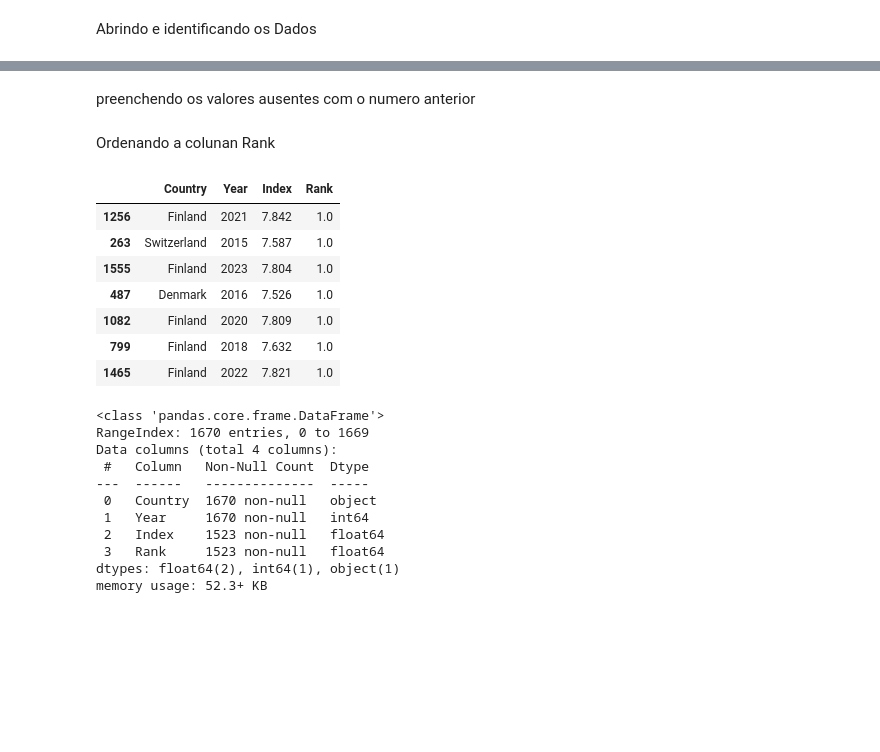
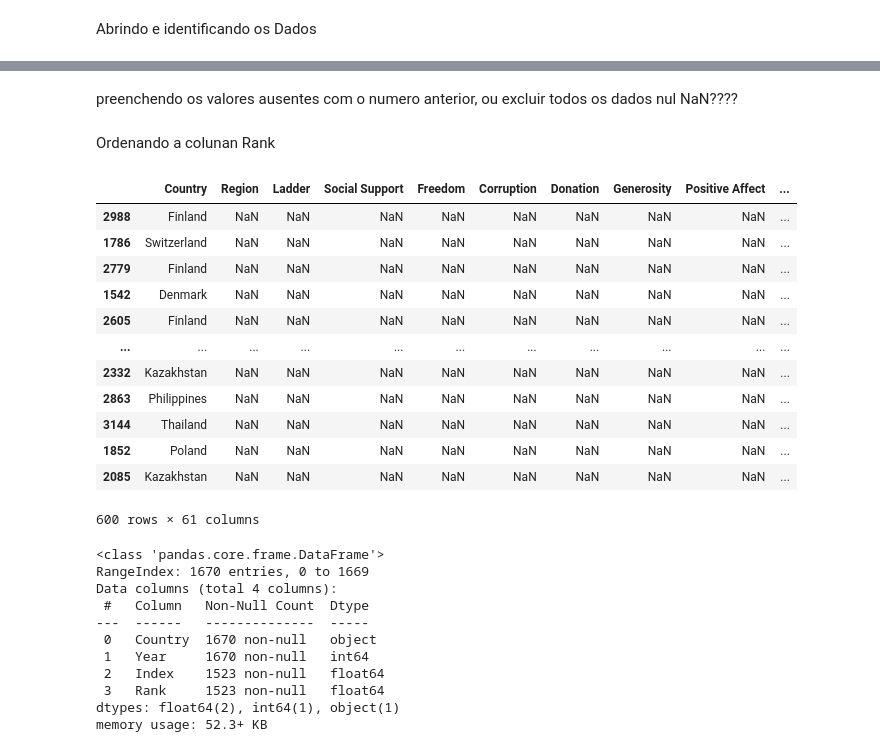
Before and after one commit to luisgoni/Projeto_Tecnicas_de_Programacao_I, a Jupyter notebook: Projeto_Final_4Mod_ADA_DADOS.ipynb, the cells around one changed output, grey strips where cells are left out. Drawn from its saved outputs; the diff is of its cells as text; code cells hidden in the pictures; blank space fills up the shorter version.

```diff
--- a/Projeto_Final_4Mod_ADA_DADOS.ipynb
+++ b/Projeto_Final_4Mod_ADA_DADOS.ipynb
@@ -11,12 +11,8 @@ from io import StringIO
 # %% [markdown]
 Abrindo e identificando os Dados
 # %%
-import zipfile
-import pandas as pd
-from io import StringIO  # Importa StringIO diretamente do módulo io
-
 # Caminho para o arquivo ZIP
-caminho_arquivo_zip = 'archive.zip'
+caminho_arquivo_zip = 'DADOSFELIZ.zip'
 
 # Lista para armazenar os dados de cada arquivo
 dados = []
@@ -84,3 +74,3 @@ df.head()
 # %% [markdown]
-preenchendo os valores ausentes com o numero anterior
+preenchendo os valores ausentes com o numero anterior, ou excluir todos os dados nul NaN????
 # %%
@@ -90,19 +81,24 @@ df_preenchido['Rank'].ffill(inplace=True)
 # %% [markdown]
 Ordenando a colunan Rank
 # %%
-df_preenchido.head(7)
-df_ordenado = df_preenchido.sort_values(by='Rank')
+df_final.head(7)
+df_ordenado = df_final.sort_values(by='Rank')
 # %%
-df_ordenado.head(7)
+df_ordenado.head(600)
 # %% [output]
-|  | Country | Year | Index | Rank |
-| 1256 | Finland | 2021 | 7.842 | 1.0 |
-| 263 | Switzerland | 2015 | 7.587 | 1.0 |
-| 1555 | Finland | 2023 | 7.804 | 1.0 |
-| 487 | Denmark | 2016 | 7.526 | 1.0 |
-| 1082 | Finland | 2020 | 7.809 | 1.0 |
-| 799 | Finland | 2018 | 7.632 | 1.0 |
-| 1465 | Finland | 2022 | 7.821 | 1.0 |
+|  | Country | Region | Ladder | Social Support | Freedom | Corruption | Donation | Generosity | Positive Affect | ... |
+| 2988 | Finland | NaN | NaN | NaN | NaN | NaN | NaN | NaN | NaN | ... |
+| 1786 | Switzerland | NaN | NaN | NaN | NaN | NaN | NaN | NaN | NaN | ... |
+| 2779 | Finland | NaN | NaN | NaN | NaN | NaN | NaN | NaN | NaN | ... |
+| 1542 | Denmark | NaN | NaN | NaN | NaN | NaN | NaN | NaN | NaN | ... |
+| 2605 | Finland | NaN | NaN | NaN | NaN | NaN | NaN | NaN | NaN | ... |
+| ... | ... | ... | ... | ... | ... | ... | ... | ... | ... | ... |
+| 2332 | Kazakhstan | NaN | NaN | NaN | NaN | NaN | NaN | NaN | NaN | ... |
+| 2863 | Philippines | NaN | NaN | NaN | NaN | NaN | NaN | NaN | NaN | ... |
+| 3144 | Thailand | NaN | NaN | NaN | NaN | NaN | NaN | NaN | NaN | ... |
+| 1852 | Poland | NaN | NaN | NaN | NaN | NaN | NaN | NaN | NaN | ... |
+| 2085 | Kazakhstan | NaN | NaN | NaN | NaN | NaN | NaN | NaN | NaN | ... |
+600 rows × 61 columns
 # %%
 df.info()
 # %% [output]
```
Also changed, not shown: parts of 6 cells of this notebook.
